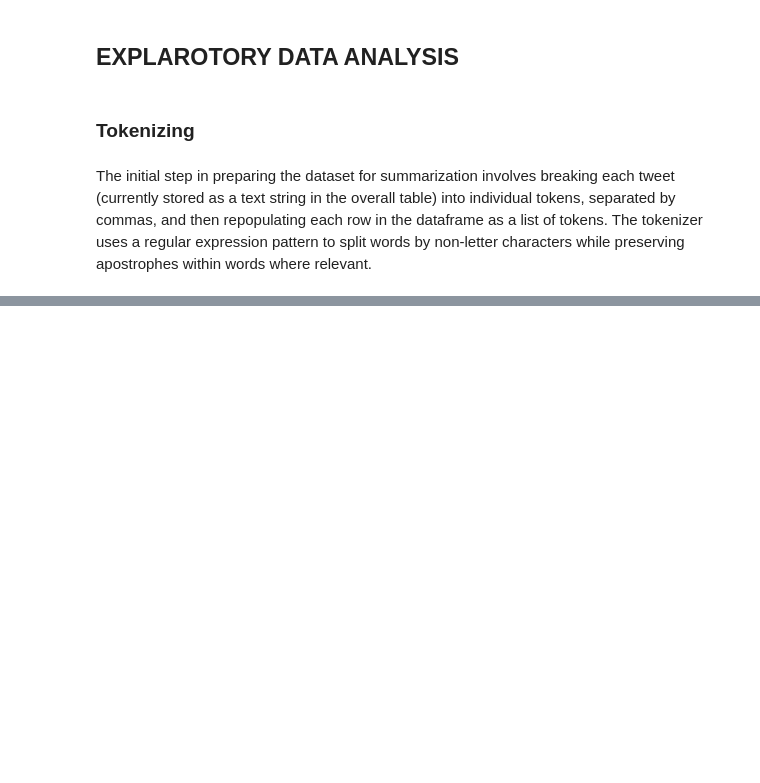
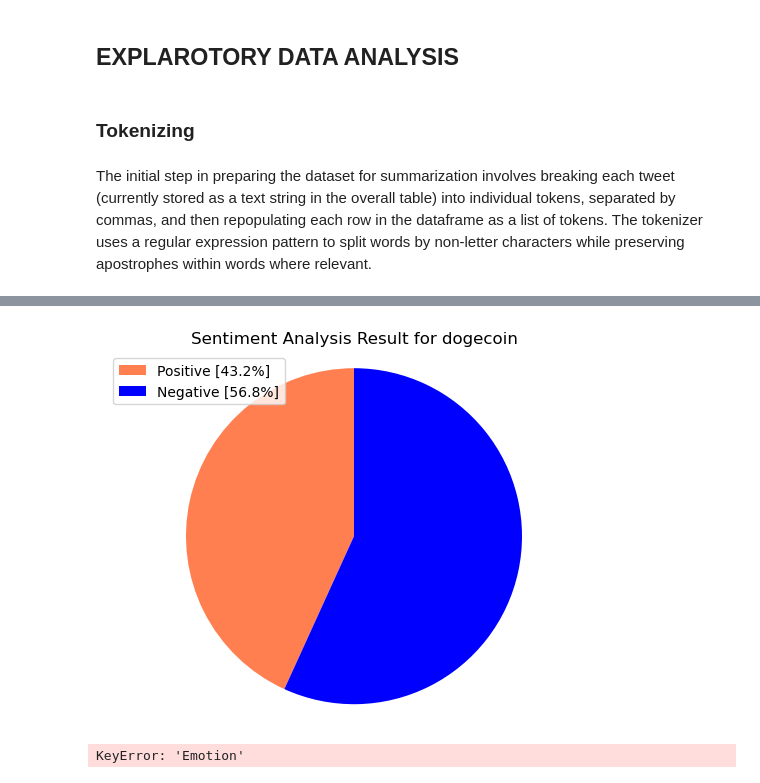
Before and after one commit to bizzfuzz/dsc-phase-4-project, a Jupyter notebook: Tweet.ipynb, the cells around one changed output, grey strips where cells are left out. Drawn from its saved outputs; the diff is of its cells as text; code cells hidden in the pictures; blank space fills up the shorter version.

```diff
--- a/Tweet.ipynb
+++ b/Tweet.ipynb
@@ -103,0 +459,16 @@ tknzr
+# %%
+additional_stopwords = [
+    "ipad", "google", "apple", "iphone", "amp",
+    "android", "sxswi", "link", "#apple",
+    "#google", "...", "\x89", "#ipad2",
+    "0","1","2","3","4","5","6","7","8","9",
+    "#iphone", "#android", "store", "austin", "#ipad"]
+stop_words.update(additional_stopwords)
+
+# Apply the remove_stopwords function to the 'tokens' column
+df['Tokens'] = df['Tokens'].apply(remove_stopwords)
+# Remove punctuation from the tokens
+df['Tokens'] = df['Tokens'].apply(lambda tokens: [token for token in tokens if token not in string.punctuation])
+#get most common words
+top_words = get_most_common_words(df, 'Tokens')
+print(top_words)
@@ -103,0 +537,29 @@ tknzr
+# %%
+def percentage(part,whole):
+ return 100 * float(part)/float(whole)
+
+positive = format(percentage(df_probs[df_probs['sentiment'] == 1].shape[0],df_probs.shape[0]),'.1f')
+negative = format(percentage(df_probs[df_probs['sentiment'] == 0].shape[0],df_probs.shape[0]),'.1f')
+
+labels = ['Positive ['+str(positive)+'%]','Negative ['+str(negative)+'%]']
+
+sizes = [positive, negative]
+colors = ['coral', 'blue']
+patches, texts = plt.pie(sizes,colors=colors, startangle=90)
+plt.style.use('default')
+plt.legend(labels)
+plt.title("Sentiment Analysis Result for dogecoin" )
+plt.axis('equal')
+plt.show()
+# %% [output]
+[figure, added]
+# %%
+#splitting up data in brands and emotions
+apple = df[df["brand"]=="Apple"]
+apple_pos = apple[apple["Emotion"]==1]
+apple_nonpos = apple[apple["Emotion"]==0]
+google = df[df["brand"]=="Google"]
+google_pos = google[google["Emotion"]==1]
+google_nonpos = google[google["Emotion"]==0]
+# %% [output]
+KeyError: 'Emotion'
```
Also changed, not shown: parts of 44 cells of this notebook.
